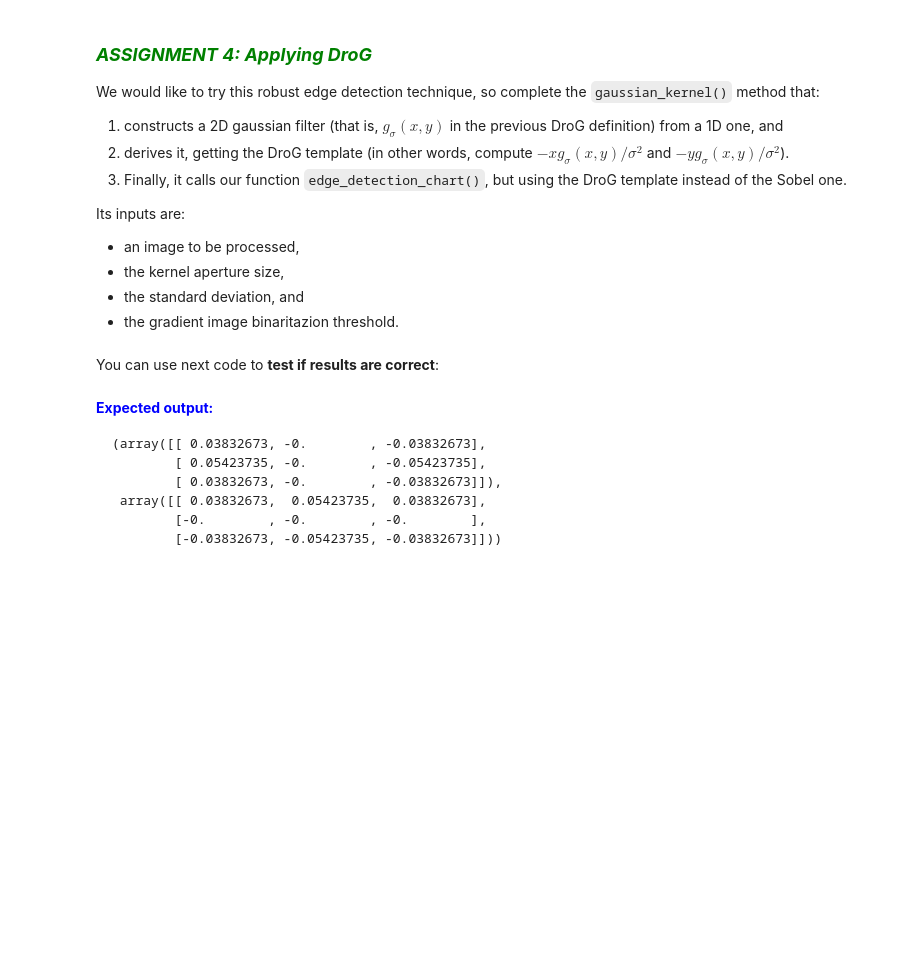
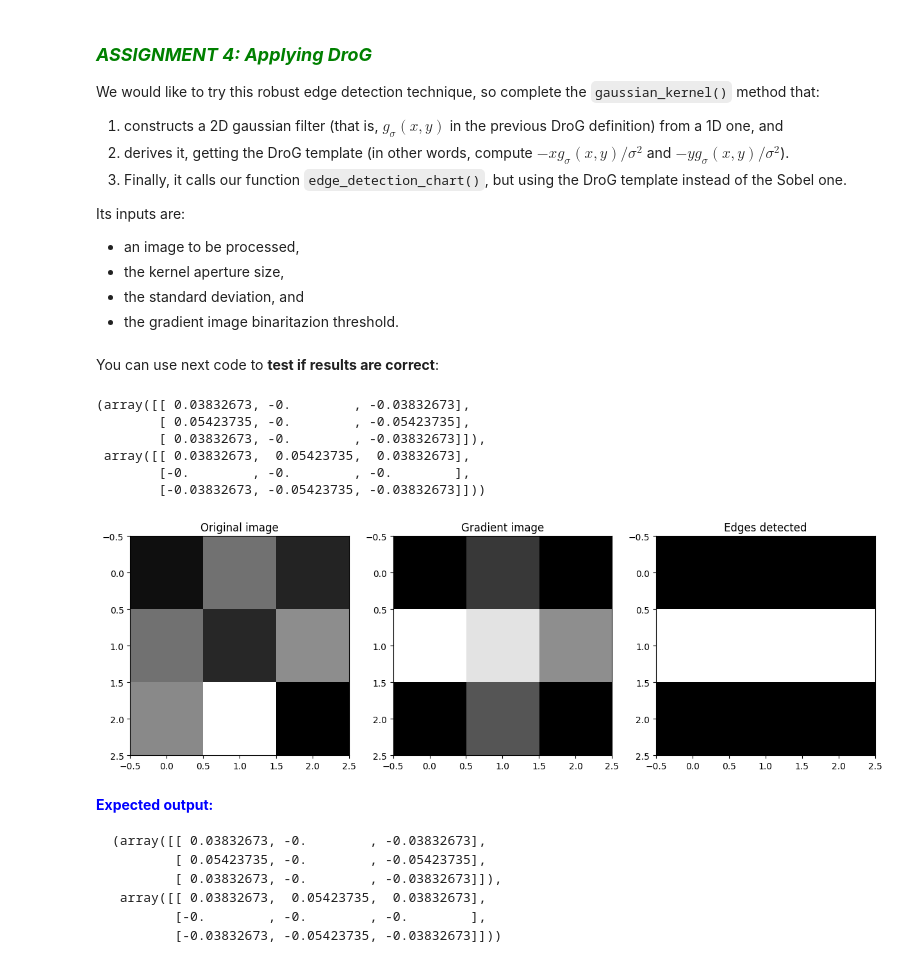
Before and after one commit to arrozet/practicas_cv_2025, a Jupyter notebook: Chapter 03. Edge detection/3.1 Operators based on first derivative.ipynb, the cells around one changed output. Saved outputs shown, nothing was run; the diff lists cells and outputs as text; code cells hidden in the pictures; blank space fills up the shorter version.

```diff
--- a/Chapter 03. Edge detection/3.1 Operators based on first derivative.ipynb
+++ b/Chapter 03. Edge detection/3.1 Operators based on first derivative.ipynb
@@ -710,12 +764,12 @@ def drog_kernel(image, w_kernel, sigma, threshold, verbose=False):
     # Create the 1D gaussian filter
     s = sigma
     w = w_kernel
-    gaussian_kernel_1D = np.array([None for z in range(-w,w+1)])
+    gaussian_kernel_1D = np.array([(1/(np.sqrt(2*np.pi)*s)) * np.exp(-(z**2)/(2*s**2)) for z in range(-w,w+1)])
 
     # Get the 2D gaussian filter from the 1D one.
     vertical_kernel = gaussian_kernel_1D.reshape(2*w+1,1)
     horizontal_kernel = gaussian_kernel_1D.reshape(1,2*w+1)
-    gaussian_kernel_2D = signal.convolve2d(None, None)
+    gaussian_kernel_2D = signal.convolve2d(vertical_kernel, horizontal_kernel)
 
     # Construct DroG
 
@@ -724,11 +778,11 @@ def drog_kernel(image, w_kernel, sigma, threshold, verbose=False):
     y = np.vstack(x)
 
     # Get the kernels for detecting horizontal and vertical edges
-    DroG_h = None*(-None)/None**2 # Horizontal derivative
-    DroG_v = None*(-None)/None**2 # Vertical derivative
+    DroG_h = x*(-gaussian_kernel_2D)/s**2 # Horizontal derivative
+    DroG_v = y*(-gaussian_kernel_2D)/s**2 # Vertical derivative
 
     # Call edge detection chart using DroG
-    edge_detection_chart(None, None, None, None, None)
+    edge_detection_chart(image, DroG_h, DroG_v, threshold, verbose)
 
     return DroG_h, DroG_v
 # %% [markdown]
@@ -736,9 +790,17 @@ You can use next code to **test if results are correct**:
 # %%
 # Create an input image
 image = np.array([[10,60,20],[60,22,74],[72,132,2]], dtype=np.uint8)
 
 # Apply the Gaussian kernel
-drog_kernel(image, w_kernel=1, sigma=1.2, threshold=100)
+drog_kernel(image, w_kernel=1, sigma=1.2, threshold=100, verbose=True)
+# %% [output]
+(array([[ 0.03832673, -0.        , -0.03832673],
+        [ 0.05423735, -0.        , -0.05423735],
+        [ 0.03832673, -0.        , -0.03832673]]),
+ array([[ 0.03832673,  0.05423735,  0.03832673],
+        [-0.        , -0.        , -0.        ],
+        [-0.03832673, -0.05423735, -0.03832673]]))
+[figure, added]
 # %% [markdown]
 <font color='blue'>**Expected output:**  </font>
 
```
Also changed, not shown: parts of 5 cells of this notebook.
